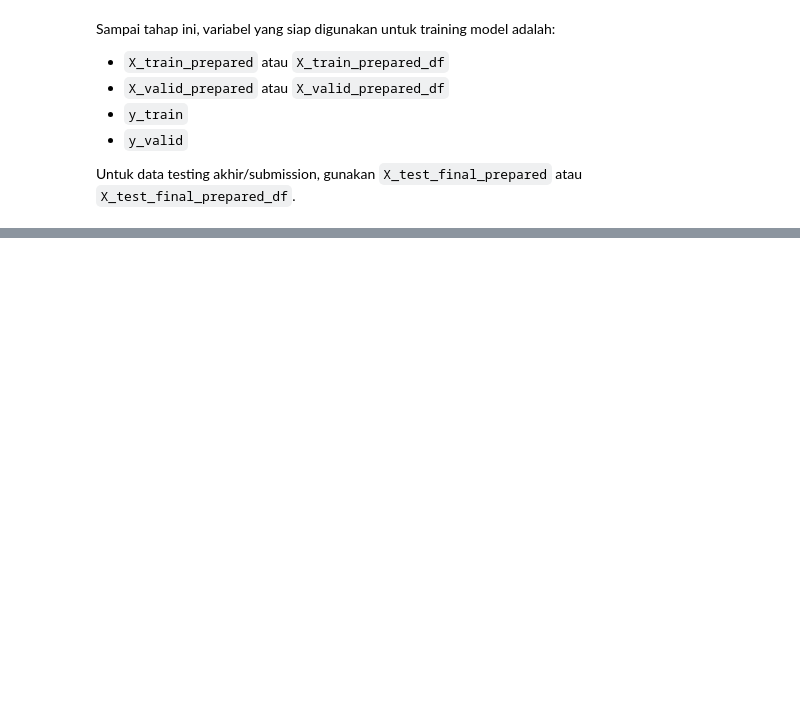
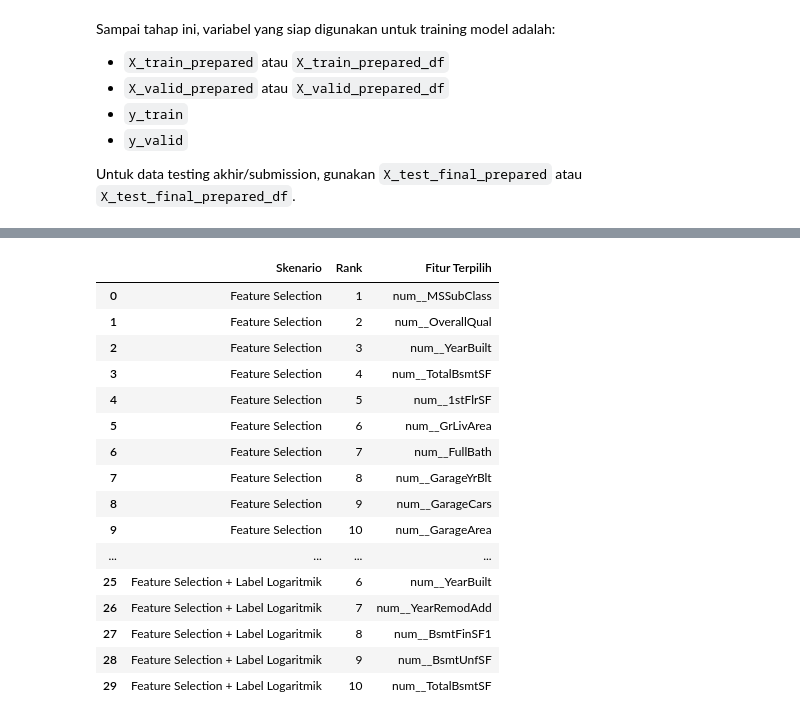
Before and after one commit to Winkyboo/fp-ml-kelompok-5, a Jupyter notebook: Program_KelasF_Kelompok5.ipynb, the cells around one changed output, grey strips where cells are left out. Cells and saved outputs as stored; diff of their text form; code cells hidden in the pictures; blank space fills up the shorter version.

```diff
--- a/Program_KelasF_Kelompok5.ipynb
+++ b/Program_KelasF_Kelompok5.ipynb
@@ -307,0 +533,32 @@ Untuk data testing akhir/submission, gunakan `X_test_final_prepared` atau `X_tes
+# %%
+feature_selection_rows = []
+
+for result in experiment_results:
+    if result['Feature Selection'] == 'Ya':
+        for rank, feature_name in enumerate(result['Selected Features'], start=1):
+            feature_selection_rows.append({
+                'Skenario': result['Skenario'],
+                'Rank': rank,
+                'Fitur Terpilih': feature_name
+            })
+
+selected_features_df = pd.DataFrame(feature_selection_rows)
+selected_features_df.head(30)
+# %% [output]
+|  | Skenario | Rank | Fitur Terpilih |
+| 0 | Feature Selection | 1 | num__MSSubClass |
+| 1 | Feature Selection | 2 | num__OverallQual |
+| 2 | Feature Selection | 3 | num__YearBuilt |
+| 3 | Feature Selection | 4 | num__TotalBsmtSF |
+| 4 | Feature Selection | 5 | num__1stFlrSF |
+| 5 | Feature Selection | 6 | num__GrLivArea |
+| 6 | Feature Selection | 7 | num__FullBath |
+| 7 | Feature Selection | 8 | num__GarageYrBlt |
+| 8 | Feature Selection | 9 | num__GarageCars |
+| 9 | Feature Selection | 10 | num__GarageArea |
+| ... | ... | ... | ... |
+| 25 | Feature Selection + Label Logaritmik | 6 | num__YearBuilt |
+| 26 | Feature Selection + Label Logaritmik | 7 | num__YearRemodAdd |
+| 27 | Feature Selection + Label Logaritmik | 8 | num__BsmtFinSF1 |
+| 28 | Feature Selection + Label Logaritmik | 9 | num__BsmtUnfSF |
+| 29 | Feature Selection + Label Logaritmik | 10 | num__TotalBsmtSF |
```
Also changed, not shown: parts of 23 cells of this notebook.
